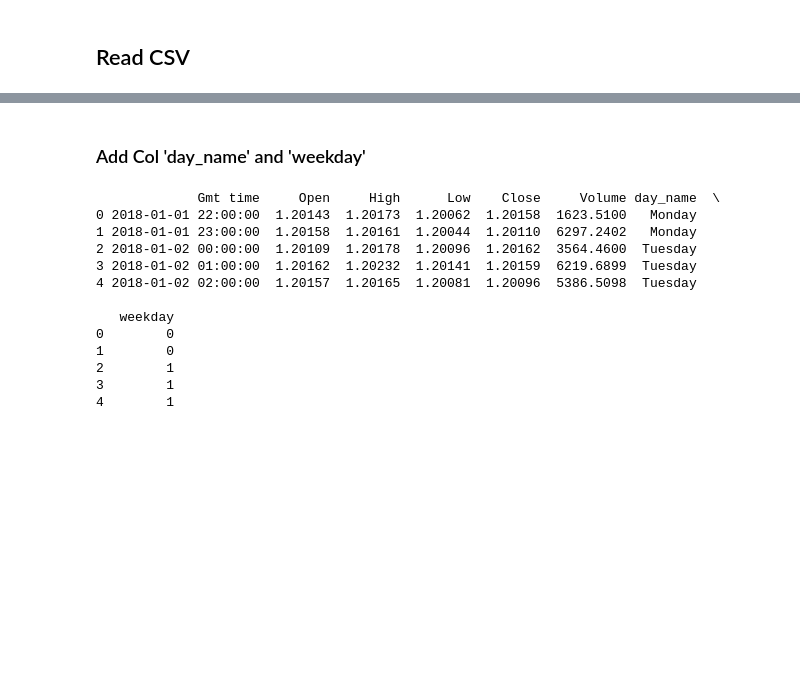
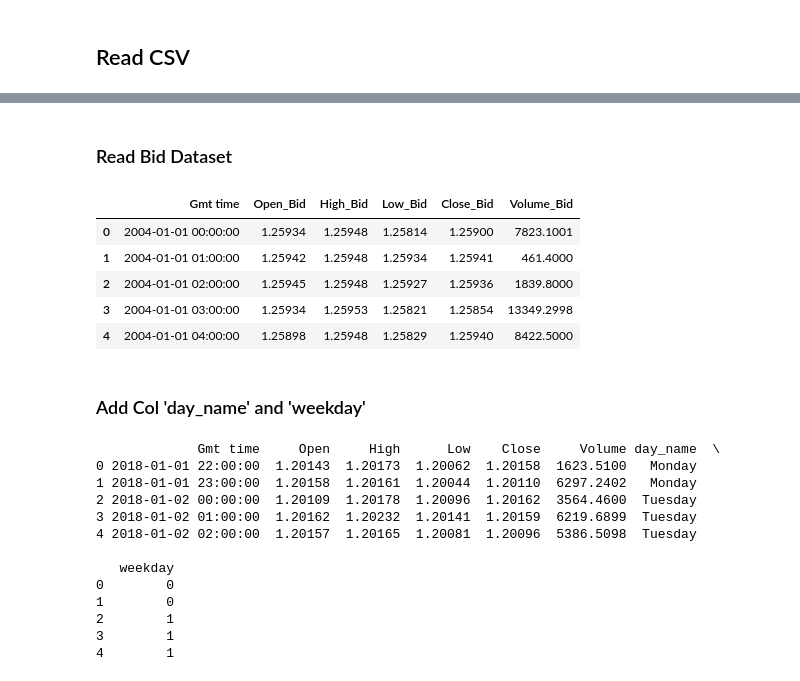
Before and after one commit to mawrer/forex_prediction, a Jupyter notebook: Jupyter Notebooks/IDI4/dataset/AjusteFinalDataset_26Jun.ipynb, the cells around one changed output, grey strips where cells are left out. Drawn from its saved outputs; the diff is of its cells as text; code cells hidden in the pictures; blank space fills up the shorter version.

```diff
--- a/Jupyter Notebooks/IDI4/dataset/AjusteFinalDataset_26Jun.ipynb
+++ b/Jupyter Notebooks/IDI4/dataset/AjusteFinalDataset_26Jun.ipynb
@@ -46,3 +56,18 @@ DF_EURUSD_ASK.head()
+# %% [markdown]
+### Read Bid Dataset
+# %%
+index_bid = 1
+dateparse = lambda x: pd.datetime.strptime(x, '%d.%m.%Y %H:%M:%S.%f')
+DATASET_BID = pd.read_csv(filenames[index_bid], header=0, parse_dates=['Gmt time'], date_parser=dateparse,
+                          names=['Gmt time','Open_Bid','High_Bid',"Low_Bid","Close_Bid","Volume_Bid"])
+DATASET_BID.head()
+# %% [output]
+|  | Gmt time | Open_Bid | High_Bid | Low_Bid | Close_Bid | Volume_Bid |
+| 0 | 2004-01-01 00:00:00 | 1.25934 | 1.25948 | 1.25814 | 1.25900 | 7823.1001 |
+| 1 | 2004-01-01 01:00:00 | 1.25942 | 1.25948 | 1.25934 | 1.25941 | 461.4000 |
+| 2 | 2004-01-01 02:00:00 | 1.25945 | 1.25948 | 1.25927 | 1.25936 | 1839.8000 |
+| 3 | 2004-01-01 03:00:00 | 1.25934 | 1.25953 | 1.25821 | 1.25854 | 13349.2998 |
+| 4 | 2004-01-01 04:00:00 | 1.25898 | 1.25948 | 1.25829 | 1.25940 | 8422.5000 |
 # %% [markdown]
 ### Add Col 'day_name' and 'weekday'
 # %%
```
Also changed, not shown: parts of 7 cells of this notebook, 18 other files.
